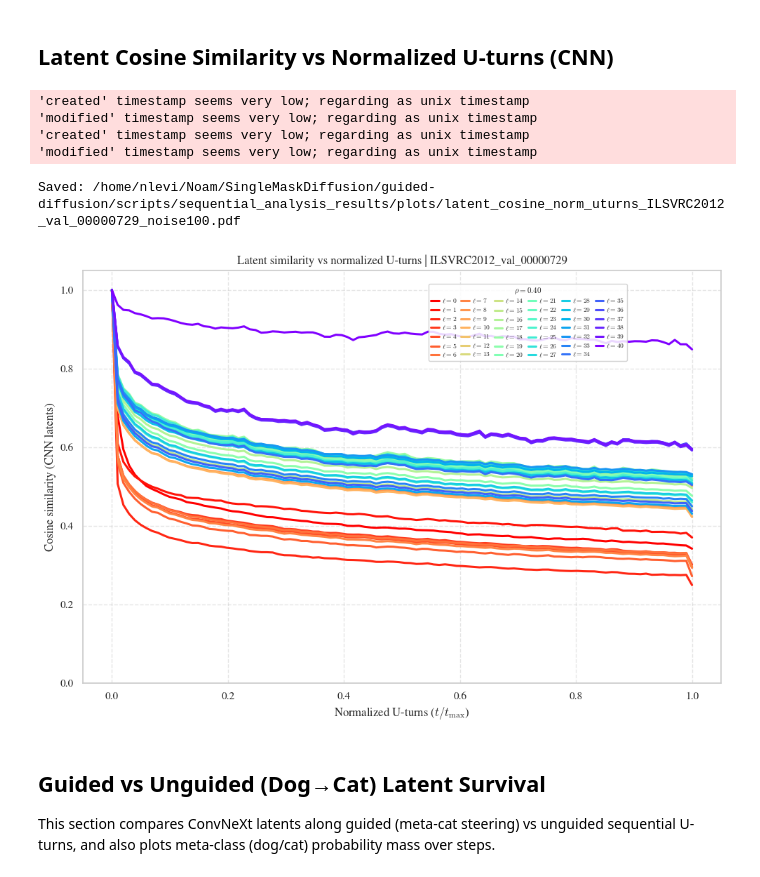
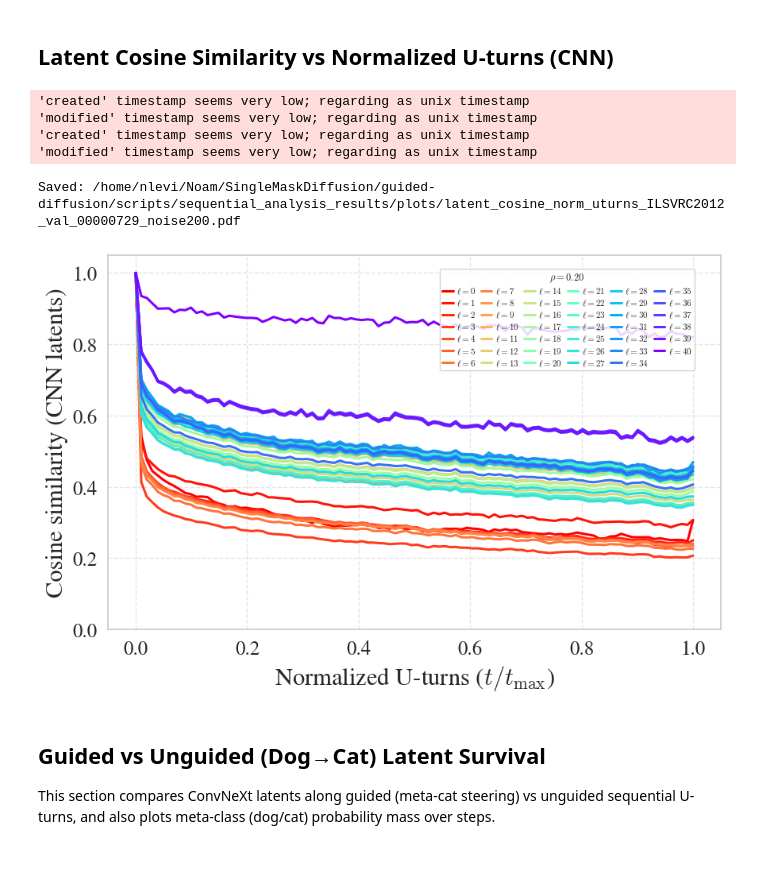
Before and after one commit to NoamTAU/sequential-steering-diffusion, a Jupyter notebook: notebooks/plot_generation_sequential.ipynb, the cells around one changed output. Drawn from its saved outputs; the diff is of its cells as text; code cells hidden in the pictures.

Commit message:
sync before multi-image steering

```diff
--- a/notebooks/plot_generation_sequential.ipynb
+++ b/notebooks/plot_generation_sequential.ipynb
@@ -25,13 +25,13 @@ plt.rcParams.update({
     "font.family": "serif",
     "font.serif": ["Latin Modern Roman", "CMU Serif", "Times New Roman", "Times", "Nimbus Roman"],
     "mathtext.fontset": "cm",
-    "font.size": 15,
+    "font.size": 50,
     "pdf.fonttype": 42,
     "ps.fonttype": 42,
 })
 PUB_STYLE = {
     "font.family": "serif",
-    "font.size": 15,
+    "font.size": 50,
     "font.serif": ["Latin Modern Roman", "CMU Serif", "Times New Roman", "Times", "Nimbus Roman"],
     "mathtext.fontset": "cm",
     "pdf.fonttype": 42,
@@ -40,6 +40,8 @@ PUB_STYLE = {
 
 def apply_pub_style():
     plt.rcParams.update(PUB_STYLE)
+
+
 apply_pub_style()
 print('Setup complete.')
 # %% [output]
@@ -741,21 +743,25 @@ from mpl_toolkits.axes_grid1.inset_locator import inset_axes
 sns.set_theme(style="whitegrid")
 if "apply_pub_style" in globals():
     apply_pub_style()
-plt.rcParams['figure.figsize'] = [10, 7]
+
+# plt.rcParams['figure.figsize'] = [10, 7]
+
+
+apply_pub_style()
 
 # --- CONFIGURATION ---
 SEQ_RESULTS_DIR = "/home/nlevi/Noam/SingleMaskDiffusion/guided-diffusion/scripts/sequential_analysis_results"
 CLASSIFIER_NAME = "convnext_base"
 IMAGE_NAME = "ILSVRC2012_val_00000729"
-NOISE_STEPS = [100]  # list of noise steps to plot
-NOISE_TMAX = 250  # diffusion respacing used for generation
+NOISE_STEPS = [200]  # list of noise steps to plot
+NOISE_TMAX = 1000  # diffusion respacing used for generation
 
 INCLUDE_T0_BASELINE = True
 USE_SEM_SHADE = False
 MIN_TRAJ_SAMPLES = 1
 
 USE_INSET_LEGEND = True
-LEGEND_FONT_SIZE = 7
+LEGEND_FONT_SIZE = 8
 LEGEND_MAX_COLS = 6
 LEGEND_INSET_WIDTH = "45%"
 LEGEND_INSET_HEIGHT = "95%"
@@ -815,6 +821,9 @@ def load_layer_cosine(results_file, min_traj_samples=1, include_t0=True):
     return data, layer_names, max_step
 
 
+
+
+
 for noise in NOISE_STEPS:
     results_file = os.path.join(
         SEQ_RESULTS_DIR, CLASSIFIER_NAME, IMAGE_NAME, f"noise_{noise}", "sequential_activations_v2.pk"
@@ -851,11 +860,12 @@ for noise in NOISE_STEPS:
             )
 
     rho = noise / float(NOISE_TMAX)
-    ax.set_xlabel(r"Normalized U-turns ($t/t_{\max}$)")
-    ax.set_ylabel("Cosine similarity (CNN latents)")
-    ax.set_title(f"Latent similarity vs normalized U-turns | {IMAGE_NAME}")
+    ax.set_xlabel(r"Normalized U-turns ($t/t_{\max}$)", fontsize=22)
+    ax.set_ylabel("Cosine similarity (CNN latents)", fontsize=22)
+    # ax.set_title(f"Latent similarity vs normalized U-turns | {IMAGE_NAME}")
     ax.set_ylim(0.0, 1.05)
     ax.grid(True, linestyle="--", alpha=0.5)
+    ax.tick_params(labelsize=18)
 
     handles, labels = ax.get_legend_handles_labels()
     if USE_INSET_LEGEND:
@@ -870,71 +880,35 @@ for noise in NOISE_STEPS:
             loc="upper left",
             fontsize=LEGEND_FONT_SIZE,
             title_fontsize=LEGEND_FONT_SIZE + 1,
             ncol=ncol,
             frameon=True,
             framealpha=0.85,
             borderpad=0.3,
             labelspacing=0.25,
             handlelength=1.2,
             handletextpad=0.4,
             columnspacing=0.6,
         )
     else:
         ax.legend(title=rf"$\rho={rho:.2f}$", bbox_to_anchor=(1.02, 1), loc="upper left", fontsize=LEGEND_FONT_SIZE)
 
     plt.tight_layout()
 
     fname = f"latent_cosine_norm_uturns_{IMAGE_NAME}_noise{noise}.pdf"
     out_path = os.path.join(OUTPUT_DIR_LATENT, fname)
     plt.savefig(out_path, dpi=200, bbox_inches="tight")
     print(f"Saved: {out_path}")
 
     # Optional: make downloadable in JupyterLab via notebooks/_exports
     if "export_to_notebook_dir" in globals():
         export_to_notebook_dir(out_path)
-
-# --- OPTIONAL: MOCK LEGEND STRESS TEST (40 layers) ---
-MOCK_LEGEND_TEST = False
-if MOCK_LEGEND_TEST:
-    fig2, ax2 = plt.subplots(1, 1, figsize=(10, 7))
-    n_layers = 40
-    colors2 = plt.cm.rainbow(np.linspace(1, 0, n_layers))
-    x = np.linspace(0, 1, 20)
-    for i in range(n_layers):
-        y = 0.2 + 0.8 * np.exp(-x * (i + 1) / 12.0)
-        ax2.plot(x, y, color=colors2[i], linewidth=1.8, label=rf"$\ell={i}$")
-    ax2.set_title("Mock legend stress test (40 layers)")
-    ax2.set_xlabel(r"Normalized U-turns ($t/t_{\max}$)")
-    ax2.set_ylabel("Cosine similarity")
-    ax2.grid(True, linestyle="--", alpha=0.5)
-    handles2, labels2 = ax2.get_legend_handles_labels()
-    ncol2 = max(2, min(LEGEND_MAX_COLS, int(np.ceil(len(labels2) / 8))))
-    legend_ax2 = inset_axes(ax2, width=LEGEND_INSET_WIDTH, height=LEGEND_INSET_HEIGHT, loc="center right", borderpad=0.8)
-    legend_ax2.axis("off")
-    legend_ax2.legend(
-        handles2, labels2,
-        title=r"$\rho=0.40$",
-        loc="upper left",
-        fontsize=LEGEND_FONT_SIZE,
-        title_fontsize=LEGEND_FONT_SIZE + 1,
-        ncol=ncol2,
-        frameon=True,
-        framealpha=0.85,
-        borderpad=0.3,
-        labelspacing=0.25,
-        handlelength=1.2,
-        handletextpad=0.4,
-        columnspacing=0.6,
-    )
-    plt.tight_layout()
-    plt.show()
 # %% [output]
 'created' timestamp seems very low; regarding as unix timestamp
 'modified' timestamp seems very low; regarding as unix timestamp
 'created' timestamp seems very low; regarding as unix timestamp
 'modified' timestamp seems very low; regarding as unix timestamp
-Saved: /home/nlevi/Noam/SingleMaskDiffusion/guided-diffusion/scripts/sequential_analysis_results/plots/latent_cosine_norm_uturns_ILSVRC2012_val_00000729_noise100.pdf
+Saved: /home/nlevi/Noam/SingleMaskDiffusion/guided-diffusion/scripts/sequential_analysis_results/plots/latent_cosine_norm_uturns_ILSVRC2012_val_00000729_noise200.pdf
-[figure, old version]
+[figure, new version]
 # %% [markdown]
 ## Guided vs Unguided (Dog→Cat) Latent Survival
 
```
Also changed, not shown: parts of 5 cells of this notebook.
